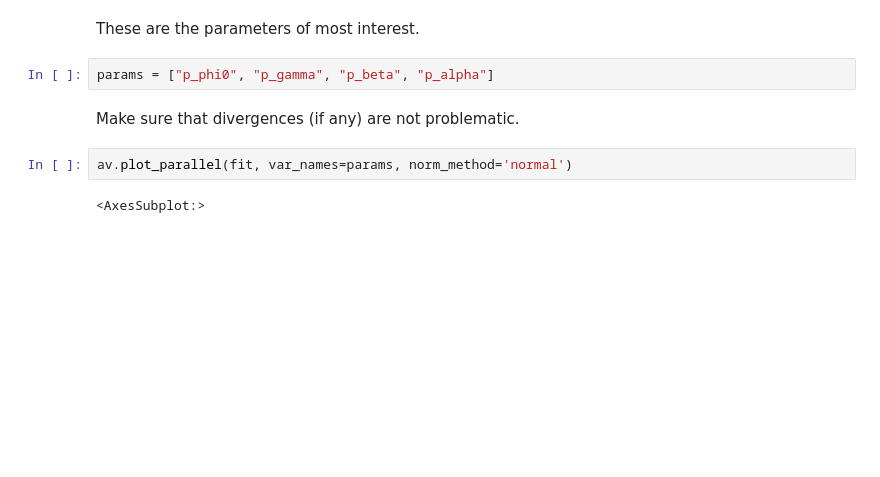
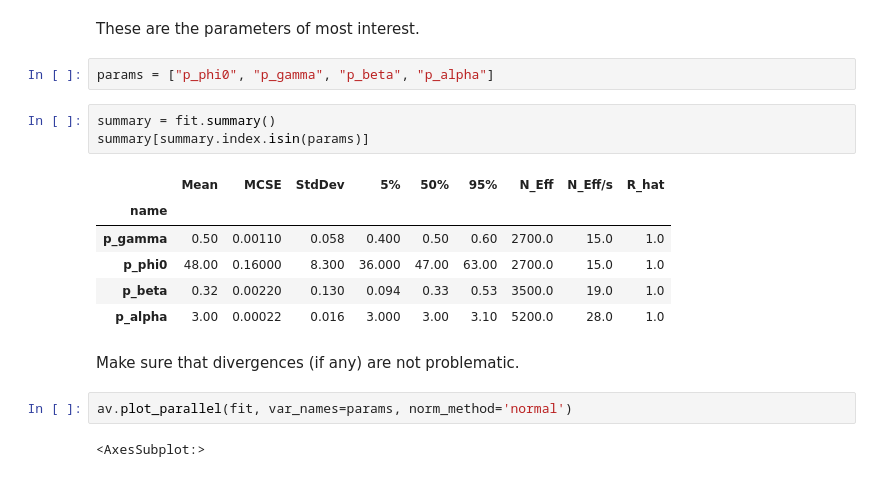
Before and after one commit to al-jshen/gmestan-examples, a Jupyter notebook: examples/gme_py.ipynb, the cells around one changed output. Cells and saved outputs as stored; diff of their text form; blank space fills up the shorter version.

```diff
--- a/examples/gme_py.ipynb
+++ b/examples/gme_py.ipynb
@@ -167,6 +127,16 @@ Processing complete.
 These are the parameters of most interest.
 # %%
 params = ["p_phi0", "p_gamma", "p_beta", "p_alpha"]
+# %%
+summary = fit.summary()
+summary[summary.index.isin(params)]
+# %% [output]
+|  | Mean | MCSE | StdDev | 5% | 50% | 95% | N_Eff | N_Eff/s | R_hat |
+| name |  |  |  |  |  |  |  |  |  |
+| p_gamma | 0.50 | 0.00110 | 0.058 | 0.400 | 0.50 | 0.60 | 2700.0 | 15.0 | 1.0 |
+| p_phi0 | 48.00 | 0.16000 | 8.300 | 36.000 | 47.00 | 63.00 | 2700.0 | 15.0 | 1.0 |
+| p_beta | 0.32 | 0.00220 | 0.130 | 0.094 | 0.33 | 0.53 | 3500.0 | 19.0 | 1.0 |
+| p_alpha | 3.00 | 0.00022 | 0.016 | 3.000 | 3.00 | 3.10 | 5200.0 | 28.0 | 1.0 |
 # %% [markdown]
 Make sure that divergences (if any) are not problematic.
 # %%
```
Also changed, not shown: parts of 5 cells of this notebook, 7 other files.
